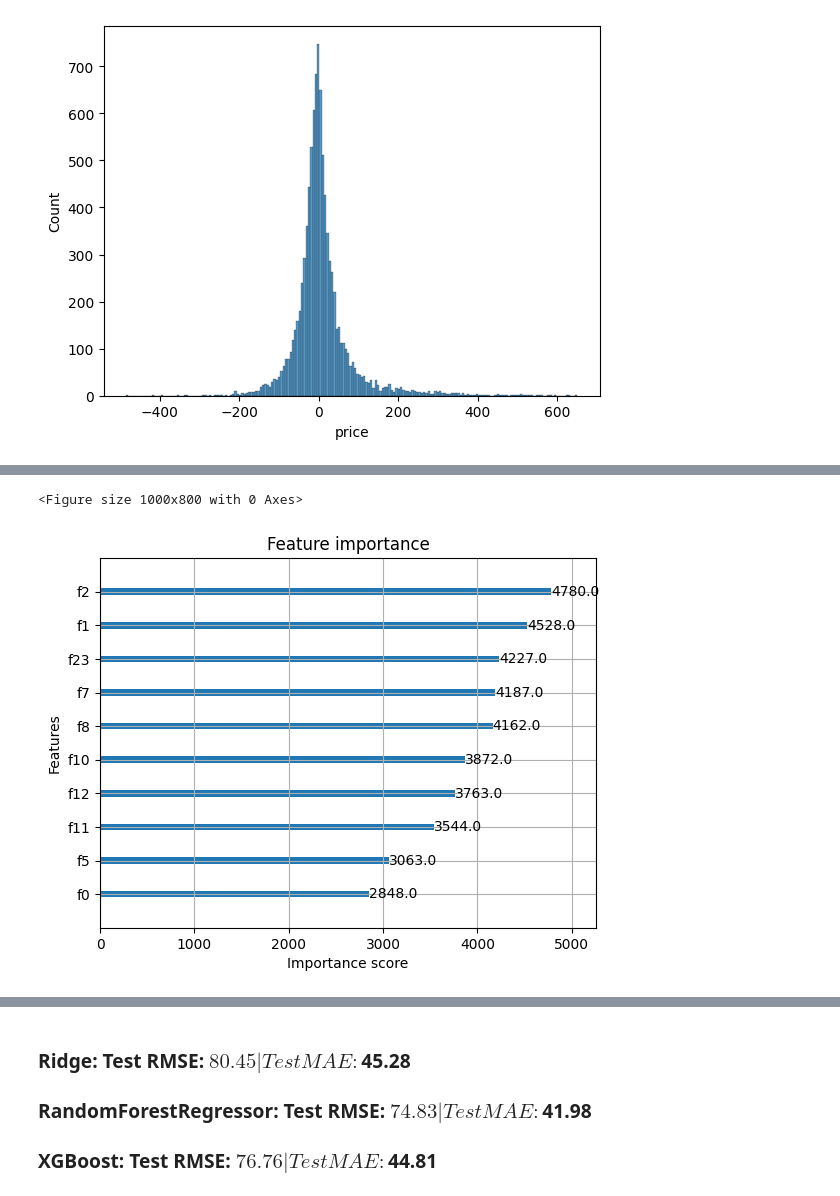
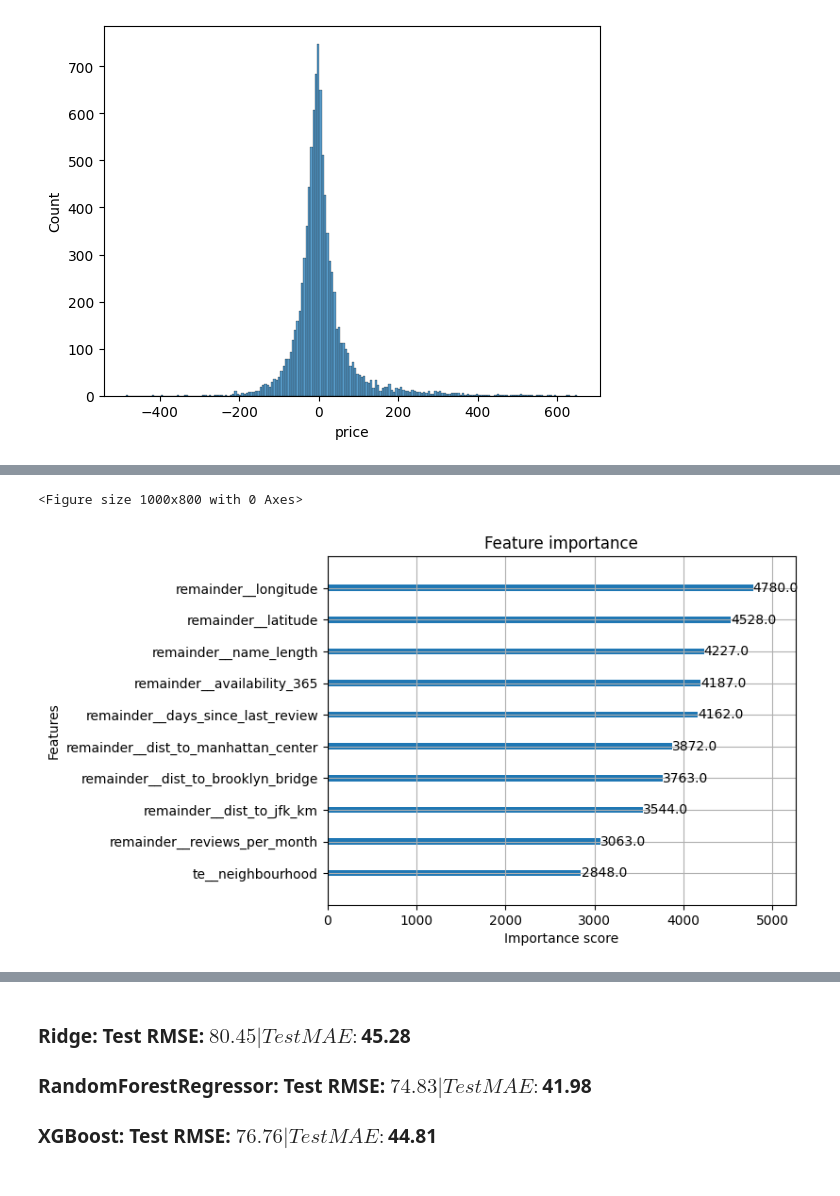
Before and after one commit to Handras18/New-York-City-Airbnb, a Jupyter notebook: 04_modeling.ipynb, the cells around one changed output, grey strips where cells are left out. Saved outputs shown, nothing was run; the diff lists cells and outputs as text; code cells hidden in the pictures.

```diff
--- a/04_modeling.ipynb
+++ b/04_modeling.ipynb
@@ -224,9 +227,13 @@ plt.show()
 # %%
+xgb_model = xgb_pipe.named_steps['model']
+feat_names = xgb_pipe.named_steps['preprocessor'].get_feature_names_out()
+xgb_model.get_booster().feature_names = list(feat_names)
+
 plt.figure(figsize=(10, 8))
-plot_importance(xgb_pipe.named_steps['model'], max_num_features=10, importance_type='weight')
+plot_importance(xgb_model, max_num_features=10, importance_type='weight')
 plt.show()
 # %% [output]
 <Figure size 1000x800 with 0 Axes>
-[figure, old version]
+[figure, new version]
 # %%
 plt.figure(figsize=(10, 8))
```
Also changed, not shown: parts of 11 cells of this notebook.
